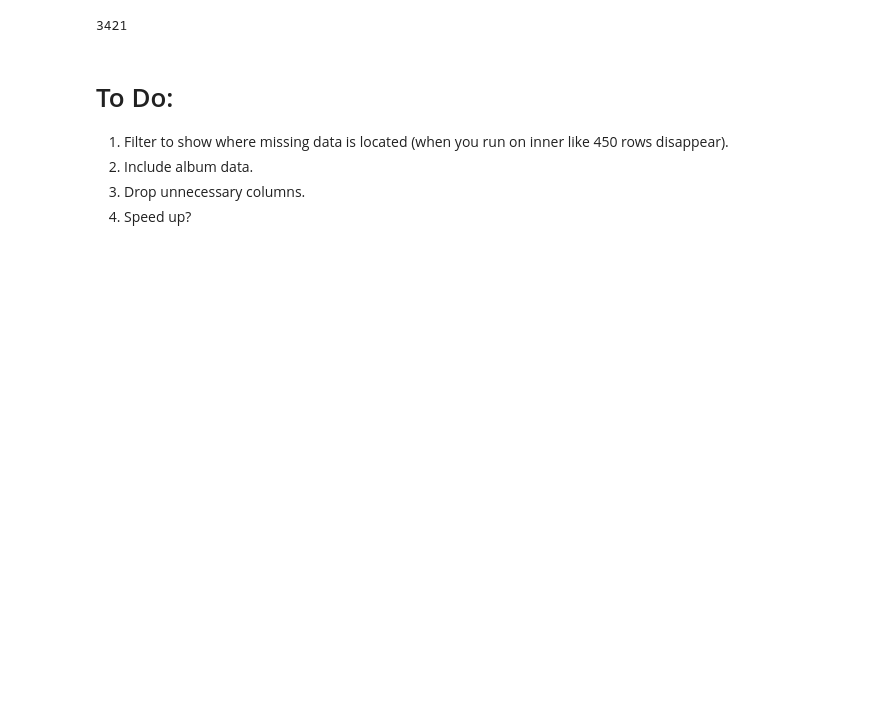
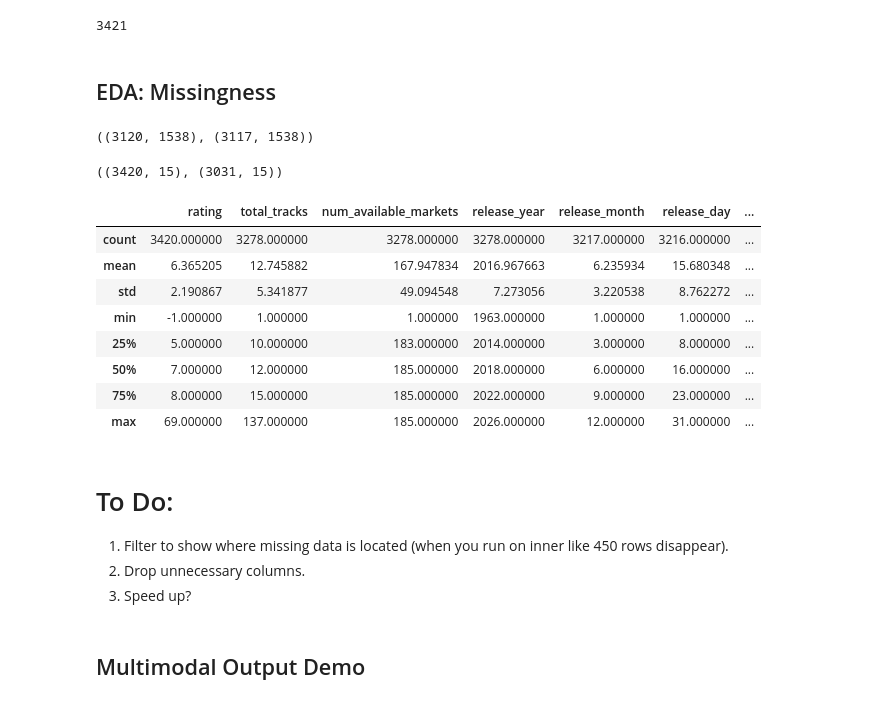
Before and after one commit to romankouz/FantAIno, a Jupyter notebook: scratch/datachain.ipynb, the cells around one changed output. Drawn from its saved outputs; the diff is of its cells as text; code cells hidden in the pictures; blank space fills up the shorter version.

Commit message:
data classes

```diff
--- a/scratch/datachain.ipynb
+++ b/scratch/datachain.ipynb
@@ -322,10 +319,33 @@ multi_modal_df.show(3)
 multi_modal_df.count()
 # %% [output]
 3421
+# %% [markdown]
+## EDA: Missingness
+# %%
+embeddings_pd.shape, embeddings_pd.dropna().shape
+# %% [output]
+((3120, 1538), (3117, 1538))
+# %%
+album_data_pd.shape, album_data_pd.dropna().shape
+# %% [output]
+((3420, 15), (3031, 15))
+# %%
+album_data_pd.describe()
+# %% [output]
+|  | rating | total_tracks | num_available_markets | release_year | release_month | release_day | ... |
+| count | 3420.000000 | 3278.000000 | 3278.000000 | 3278.000000 | 3217.000000 | 3216.000000 | ... |
+| mean | 6.365205 | 12.745882 | 167.947834 | 2016.967663 | 6.235934 | 15.680348 | ... |
+| std | 2.190867 | 5.341877 | 49.094548 | 7.273056 | 3.220538 | 8.762272 | ... |
+| min | -1.000000 | 1.000000 | 1.000000 | 1963.000000 | 1.000000 | 1.000000 | ... |
+| 25% | 5.000000 | 10.000000 | 183.000000 | 2014.000000 | 3.000000 | 8.000000 | ... |
+| 50% | 7.000000 | 12.000000 | 185.000000 | 2018.000000 | 6.000000 | 16.000000 | ... |
+| 75% | 8.000000 | 15.000000 | 185.000000 | 2022.000000 | 9.000000 | 23.000000 | ... |
+| max | 69.000000 | 137.000000 | 185.000000 | 2026.000000 | 12.000000 | 31.000000 | ... |
 # %% [markdown]
 # To Do:
 
 1) Filter to show where missing data is located (when you run on inner like 450 rows disappear).
-2) Include album data.
 3) Drop unnecessary columns.
 4) Speed up?
+# %% [markdown]
+## Multimodal Output Demo
```
Also changed, not shown: parts of 12 cells of this notebook, 12 other files.
